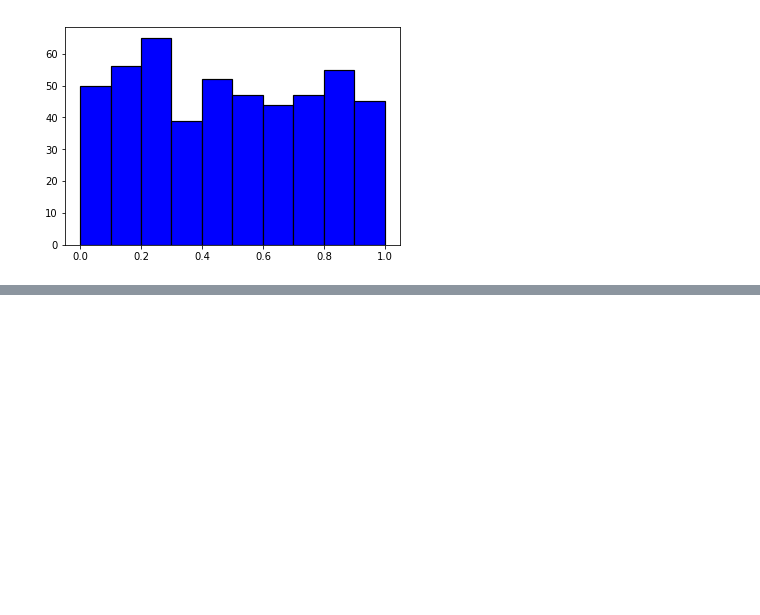
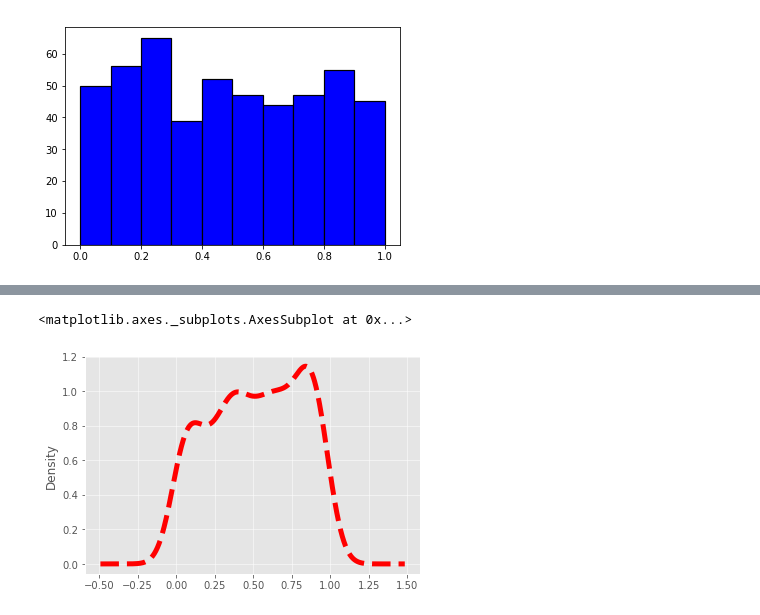
Before and after one commit to jlopez1423/python-pandas-data-viz, a Jupyter notebook: Pandas Data Visualization Exercises.ipynb, the cells around one changed output, grey strips where cells are left out. Saved outputs shown, nothing was run; the diff lists cells and outputs as text; code cells hidden in the pictures; blank space fills up the shorter version.

```diff
--- a/Pandas Data Visualization Exercises.ipynb
+++ b/Pandas Data Visualization Exercises.ipynb
@@ -47,0 +60,7 @@ df3['a'].plot.hist(color='red', edgecolor='white', linewidth=1.2, bins=30, alpha
+# %%
+#Figure out how to increase the linewidth and make the linestyle dashed.
+#(Note: You would usually not dash a kde plot line)
+df3['d'].plot.kde(color='red', linewidth=5, linestyle='--')
+# %% [output]
+<matplotlib.axes._subplots.AxesSubplot at 0x...>
+[figure, added]
```
Also changed, not shown: parts of 5 cells of this notebook.
